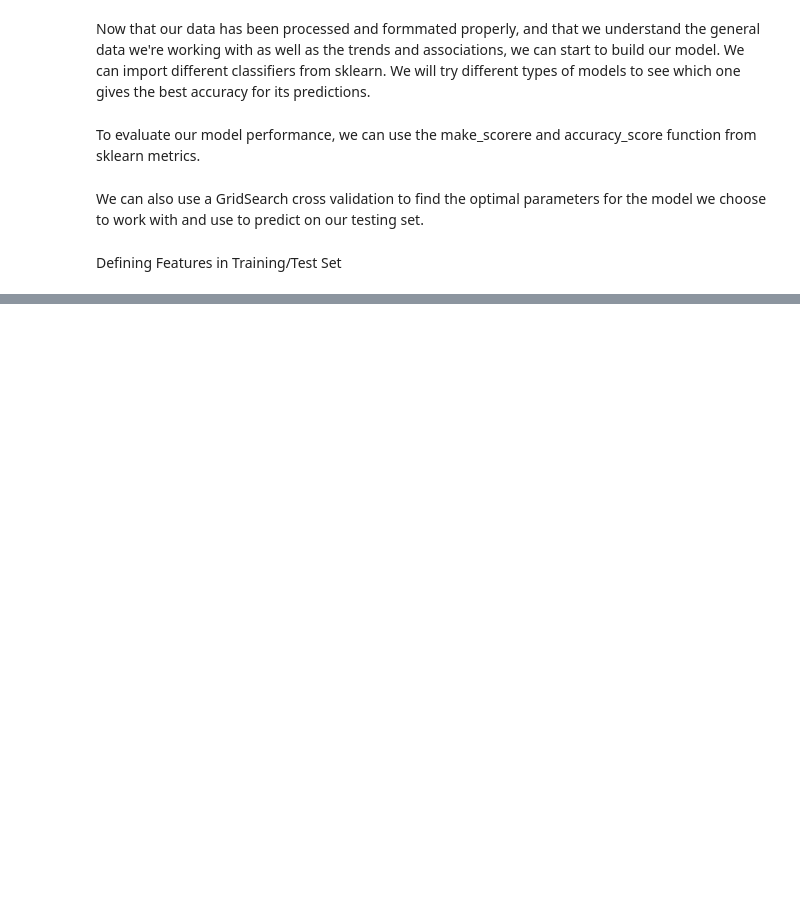
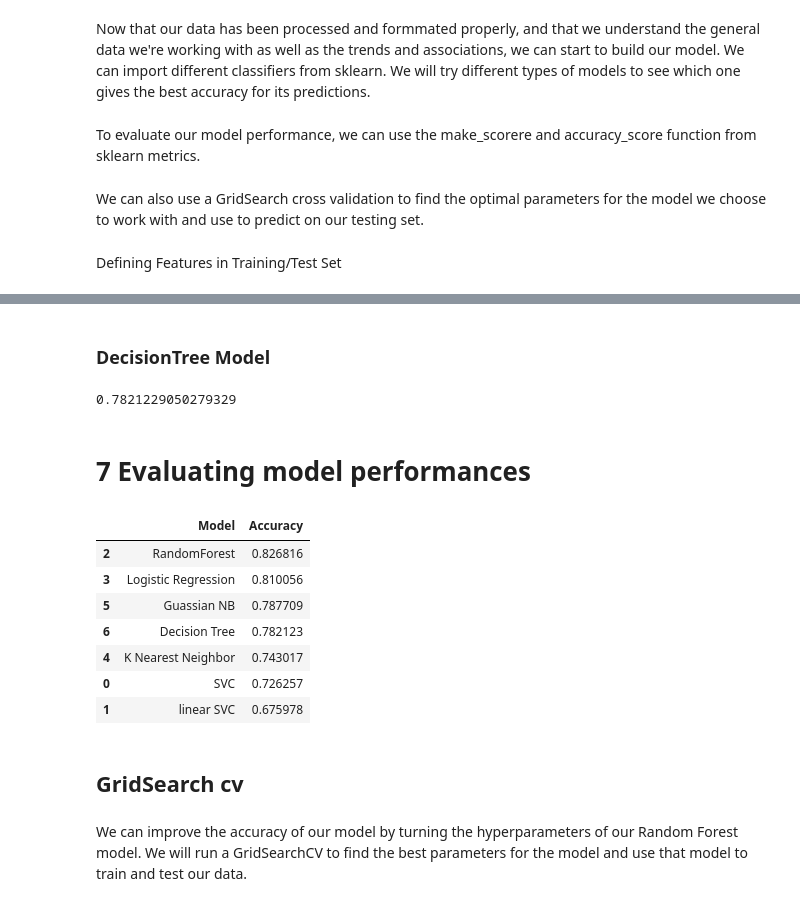
Before and after one commit to JohnMat7/Titanic_survivors_ml_contest_kaggle, a Jupyter notebook: ml to predict titanic survivors.ipynb, the cells around one changed output, grey strips where cells are left out. Saved outputs shown, nothing was run; the diff lists cells and outputs as text; code cells hidden in the pictures; blank space fills up the shorter version.

Commit message:
Finding best classifier

```diff
--- a/ml to predict titanic survivors.ipynb
+++ b/ml to predict titanic survivors.ipynb
@@ -562,0 +604,7 @@ Name: IsAlone, dtype: int64
+# %%
+logreg_clf = LogisticRegression()
+logreg_clf.fit(X_training, y_training)
+pred_logreg = logreg_clf.predict(X_valid)
+acc_logreg = accuracy_score(y_valid, pred_logreg)
+
+print(acc_logreg)
@@ -562,0 +615,7 @@ Name: IsAlone, dtype: int64
+# %%
+knn_clf = KNeighborsClassifier()
+knn_clf.fit(X_training,y_training)
+pred_knn = knn_clf.predict(X_valid)
+acc_knn = accuracy_score(y_valid,pred_knn)
+
+acc_knn
@@ -562,0 +626,7 @@ Name: IsAlone, dtype: int64
+# %%
+gnb_clf = GaussianNB()
+gnb_clf.fit(X_training,y_training)
+pred_gnb = gnb_clf.predict(X_valid)
+acc_gnb = accuracy_score(pred_gnb,y_valid)
+
+acc_gnb
@@ -562,0 +662,34 @@ Name: IsAlone, dtype: int64
+# %% [markdown]
+### DecisionTree Model
+# %%
+dt_clf = DecisionTreeClassifier()
+dt_clf.fit(X_training,y_training)
+pred_dt = dt_clf.predict(X_valid)
+acc_dt = accuracy_score(pred_dt,y_valid)
+
+acc_dt
+# %% [output]
+0.7821229050279329
+# %% [markdown]
+# 7 Evaluating model performances
+# %%
+model_performance = pd.DataFrame({
+    "Model":["SVC","linear SVC","RandomForest","Logistic Regression","K Nearest Neighbor","Guassian NB","Decision Tree"],
+    "Accuracy":[acc_svc, acc_linsvc, acc_rf,
+              acc_logreg, acc_knn, acc_gnb, acc_dt]
+})
+
+model_performance.sort_values(by="Accuracy",ascending=False)
+# %% [output]
+|  | Model | Accuracy |
+| 2 | RandomForest | 0.826816 |
+| 3 | Logistic Regression | 0.810056 |
+| 5 | Guassian NB | 0.787709 |
+| 6 | Decision Tree | 0.782123 |
+| 4 | K Nearest Neighbor | 0.743017 |
+| 0 | SVC | 0.726257 |
+| 1 | linear SVC | 0.675978 |
+# %% [markdown]
+## GridSearch cv
+# %% [markdown]
+We can improve the accuracy of our model by turning the hyperparameters of our Random Forest model. We will run a GridSearchCV to find the best parameters for the model and use that model to train and test our data.
```
Also changed, not shown: parts of 25 cells of this notebook.
